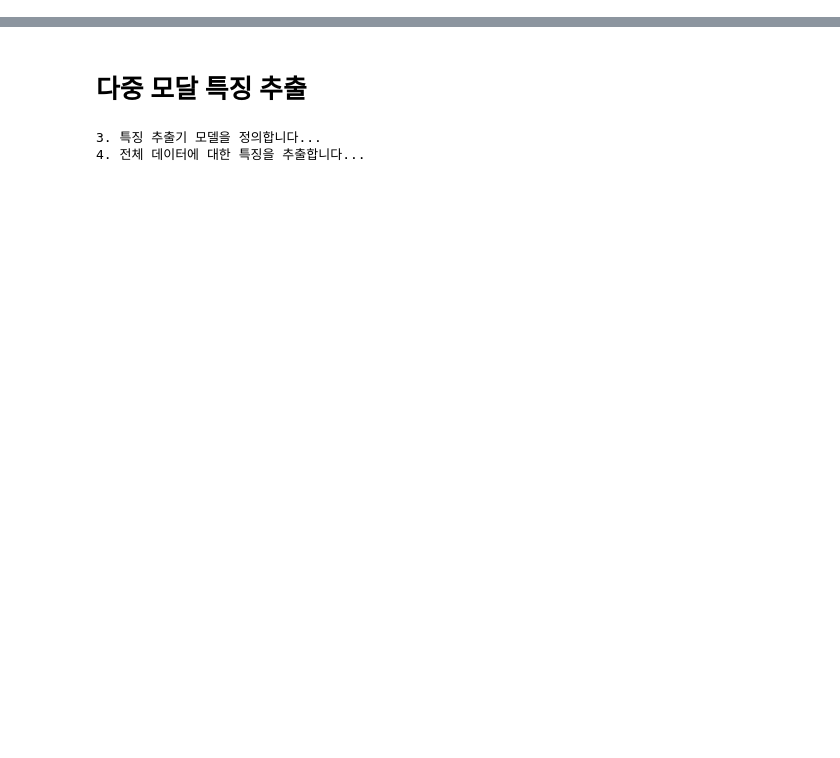
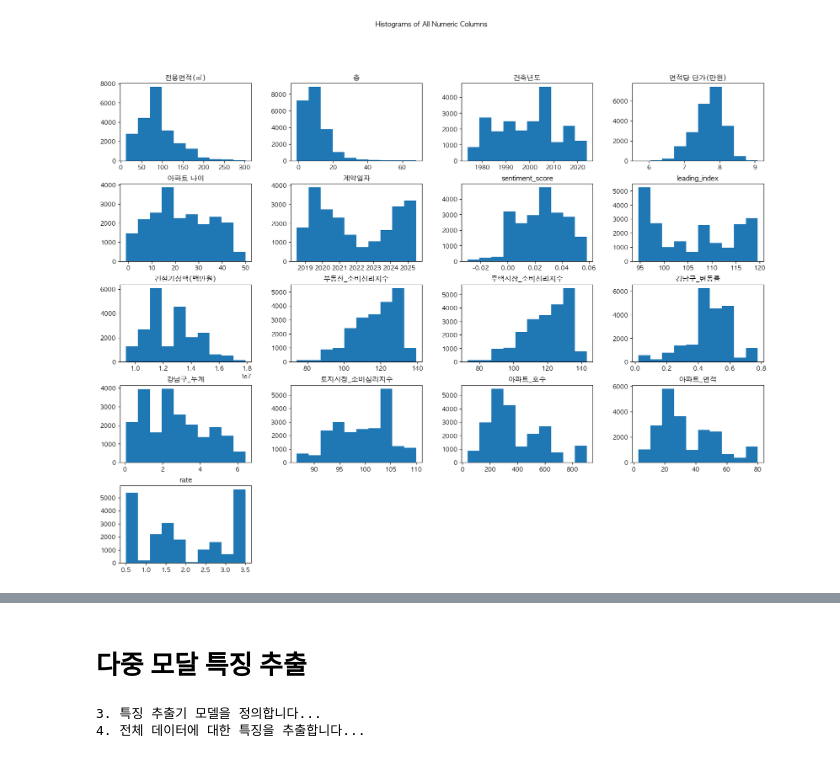
Before and after one commit to kimyoungho010311/AptPrice-SatelliteSentiment, a Jupyter notebook: notebooks/2week/Untitled.ipynb, the cells around one changed output, grey strips where cells are left out. Cells and saved outputs as stored; diff of their text form; code cells hidden in the pictures; blank space fills up the shorter version.

```diff
--- a/notebooks/2week/Untitled.ipynb
+++ b/notebooks/2week/Untitled.ipynb
@@ -58 +57,11 @@ df.head()
+# %%
+
+axes = df.hist(figsize=(20, 15), bins=10)
+plt.suptitle("Histograms of All Numeric Columns")
+
+for ax in axes.ravel():
+    ax.grid(False)
+plt.show()
+# %% [output]
+[figure, added]
 # %%
```
Also changed, not shown: parts of 21 cells of this notebook, 8 other files.
